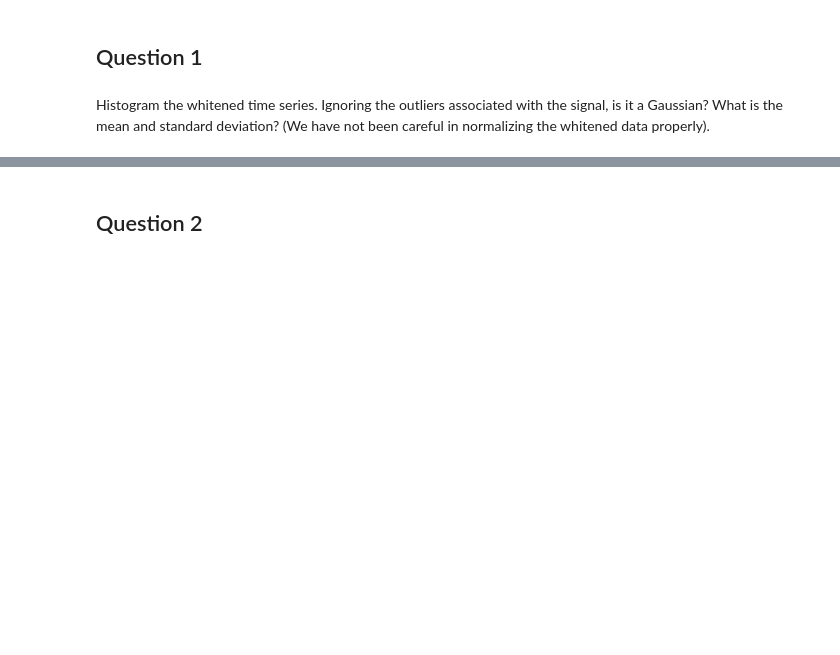
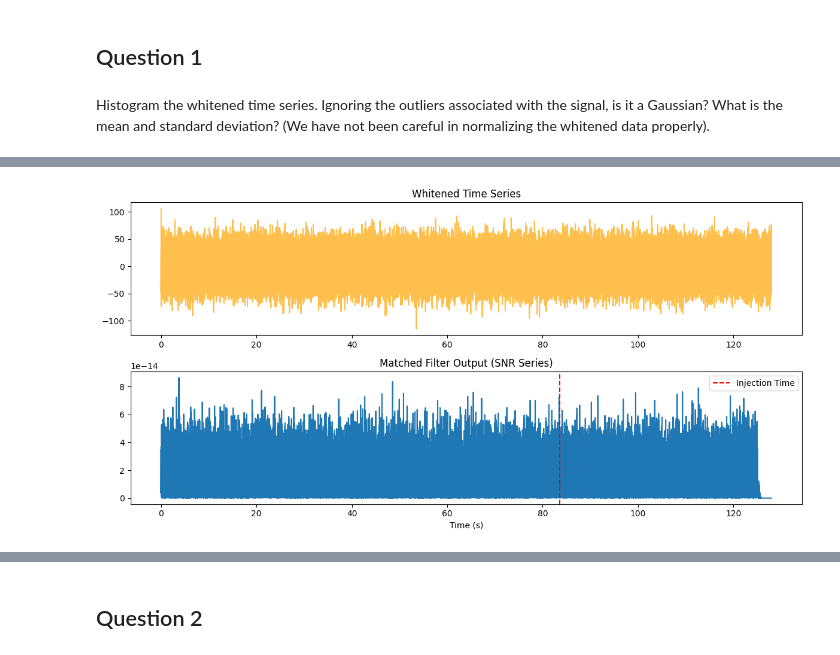
Before and after one commit to jazminphilip/GW-Project, a Jupyter notebook: Tutorials/04_Searches/Tuto_4.1_Matched_filtering_introduction.ipynb, the cells around one changed output, grey strips where cells are left out. Drawn from its saved outputs; the diff is of its cells as text; code cells hidden in the pictures; blank space fills up the shorter version.

```diff
--- a/Tutorials/04_Searches/Tuto_4.1_Matched_filtering_introduction.ipynb
+++ b/Tutorials/04_Searches/Tuto_4.1_Matched_filtering_introduction.ipynb
@@ -312,0 +291,70 @@ Standard deviation of whitened time series: 22.4735
+# %%
+import pycbc.noise
+import pycbc.psd
+from pycbc.waveform import get_td_waveform
+import numpy as np
+import matplotlib.pyplot as plt
+from pycbc.types import TimeSeries
+
+sample_rate = 1024
+data_length = 128
+
+# 1. Setup the Analytical PSD model
+flow = 10.0
+delta_f = 1.0 / data_length
+flen = int(sample_rate / (2 * delta_f)) + 1
+psd = pycbc.psd.aLIGOZeroDetHighPower(flen, delta_f, flow)
+
+# Fix boundaries and ensure no zeros to avoid division by zero
+psd[0] = psd[1]
+psd[len(psd) - 1] = psd[len(psd) - 2]
+# Add a tiny epsilon to the entire PSD to guarantee positivity
+psd.data[psd.data == 0] = psd[psd.data > 0].min()
+
+# 2. Generate Noise and Inject Signal
+delta_t = 1.0 / sample_rate
+ts = pycbc.noise.noise_from_psd(data_length*sample_rate, delta_t, psd, seed=127)
+
+# Generate the template (hp1)
+hp1, _ = get_td_waveform(approximant='IMRPhenomD', mass1=30, mass2=30, delta_t=delta_t, f_lower=25)
+
+# Inject signal at a random point
+waveform_start = np.random.randint(0, len(ts) - len(hp1))
+ts[waveform_start:waveform_start+len(hp1)] += hp1.numpy() * 1E-20
+
+# 3. WHITENING
+# Whiten the noisy data (ts)
+data_whitened = (ts.to_frequencyseries() / psd**0.5).to_timeseries()
+
+# To whiten the template (hp1), we need a PSD with matching frequency resolution
+delta_f_hp1 = sample_rate / float(len(hp1))
+flen_hp1 = int(sample_rate / (2 * delta_f_hp1)) + 1
+psd_hp1 = pycbc.psd.aLIGOZeroDetHighPower(flen_hp1, delta_f_hp1, 20.0)
+psd_hp1[0] = psd_hp1[1]
+psd_hp1[len(psd_hp1)-1] = psd_hp1[len(psd_hp1)-2]
+psd_hp1.data[psd_hp1.data == 0] = psd_hp1[psd_hp1.data > 0].min()
+
+hp1_whitened = (hp1.to_frequencyseries() / psd_hp1**0.5).to_timeseries() * 1E-21
+
+# 4. PERFORM MATCHED FILTERING (Cross-correlation)
+datan = data_whitened.numpy()
+hp1n = hp1_whitened.numpy()
+snr_series = np.correlate(datan, hp1n, mode='same')
+
+# Plotting results
+plt.figure(figsize=(12, 6))
+plt.subplot(2, 1, 1)
+plt.plot(data_whitened.sample_times, data_whitened, color='orange', alpha=0.7)
+plt.title('Whitened Time Series')
+
+plt.subplot(2, 1, 2)
+plt.plot(data_whitened.sample_times, np.abs(snr_series))
+plt.axvline(x=waveform_start/sample_rate, color='red', linestyle='--', label='Injection Time')
+plt.title('Matched Filter Output (SNR Series)')
+plt.xlabel('Time (s)')
+plt.legend()
+
+plt.tight_layout()
+plt.show()
+# %% [output]
+[figure, added]
```
Also changed, not shown: parts of 8 cells of this notebook.
